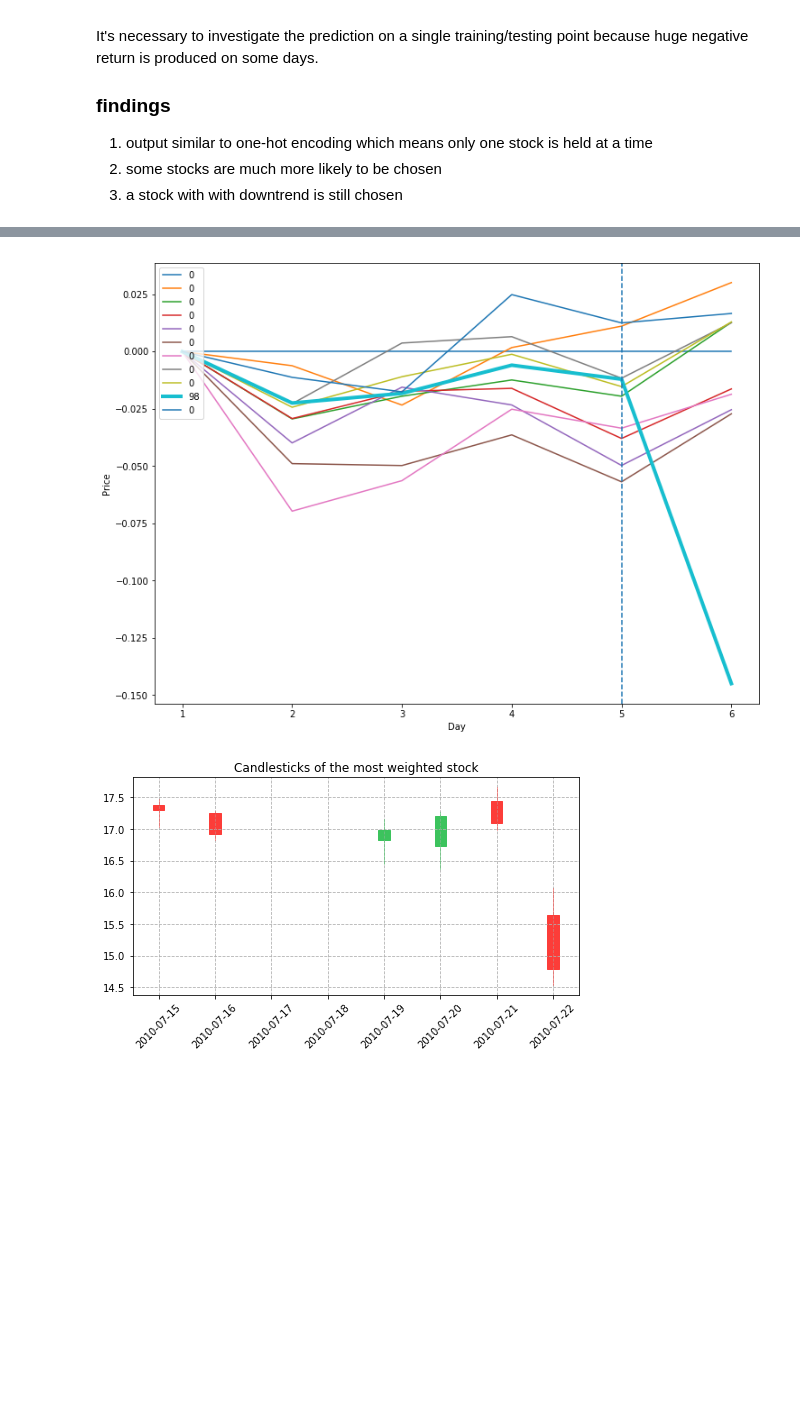
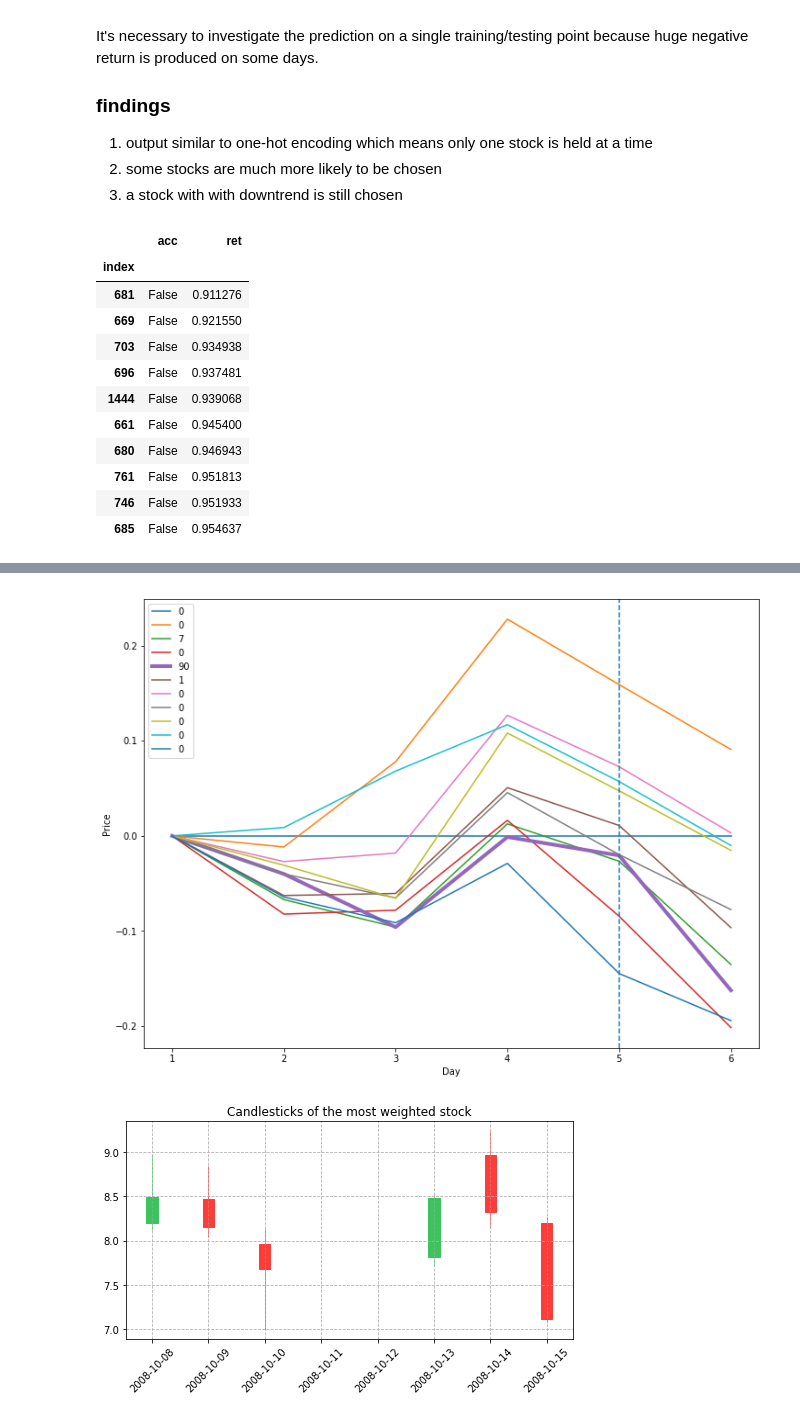
Before and after one commit to yanxurui/portfolio, a Jupyter notebook: analysis.ipynb, the cells around one changed output, grey strips where cells are left out. Drawn from its saved outputs; the diff is of its cells as text; code cells hidden in the pictures; blank space fills up the shorter version.

```diff
--- a/analysis.ipynb
+++ b/analysis.ipynb
@@ -47,7 +47,7 @@ def backtest_plot(save_dirs):
 def expand_dir(save_dir):
     return [os.path.join(save_dir, sub) for sub in next(os.walk(save_dir))[1]]
 
-save_dir = Path('exp/baseline')
+save_dir = Path('exp/baseline/')
 fig1 = train_plot(save_dir)
 fig2 = backtest_plot([save_dir])
 # %% [output]
@@ -73,7 +64,7 @@ It's necessary to investigate the prediction on a single training/testing point
 2. some stocks are much more likely to be chosen
 3. a stock with with downtrend is still chosen
 # %%
-import shutil
+import sys
 from pathlib import Path
 import numpy as np
 import pandas as pd
@@ -82,20 +73,14 @@ import matplotlib.pyplot as plt
 import torch
 from mpl_finance import candlestick_ohlc
 from matplotlib.dates import DateFormatter, date2num
+import talib
+from talib import abstract
 idx = pd.IndexSlice
-import config_global
-from config_global import *
 np.set_printoptions(precision=2, suppress=True, floatmode='fixed')
 
-save_dir = Path('exp/baseline')
-
-# load model
-shutil.copy(save_dir.joinpath('config.py'), './') # copy and overwrite
-checkpoint = torch.load(save_dir.joinpath('state.pt'))
-net.load_state_dict(checkpoint['net'])
-net.eval()
 
 def candle(quotes, title):
+    '''plot candlesticks'''
     fig, ax = plt.subplots(figsize=(8, 4))
     candlestick_ohlc(ax, quotes, colorup='#3cc35d', colordown='#fc3d39')
     ax.xaxis.set_major_formatter(DateFormatter('%Y-%m-%d'))
@@ -104,11 +89,26 @@ def candle(quotes, title):
     for label in ax.xaxis.get_ticklabels():
         label.set_rotation(45)
 
+def pattern(X):
+    '''find out what pattern it is'''
+    find = False
+    X = X.rename(columns={'Open':'open', 'High':'high', 'Low':'low', 'Close':'close'})
+    for name in talib.get_function_groups()['Pattern Recognition']:
+        f = abstract.Function(name)
+        output = f(X)
+        if np.any(output):
+            find = True
+            print('='*20)
+            print(name)
+            print(output[output!=0])
+    if not find:
+        print('No pattern found!')
+
 def case(save_dir, k=0):
     # find extreme examples
     test_summary = pd.read_csv(save_dir.joinpath('test_summary.csv'), index_col='index')
     top = test_summary.sort_values(by='ret')
-#     display(top.head(10))
+    display(top.head(10))
     index = top.index[k]
 
     # predict
@@ -146,5 +146,33 @@ def case(save_dir, k=0):
     d.Date = date2num(d.Date)
     candle(d.values, title='Candlesticks of the most weighted stock')
 
+    pattern(d.iloc[:-1])
+
+
+save_dir = Path('exp/loss/customized/sigmoid/8')
+
+# dirty way: moneky patch
+argv_bak = sys.argv
+sys.argv = [None, save_dir]
+from config_global import *
+sys.argv = argv_bak
+
+# load model
+checkpoint = torch.load(save_dir.joinpath('state.pt'))
+net.load_state_dict(checkpoint['net'])
+net.eval()
+
 case(save_dir, 0)
 # %% [output]
+|  | acc | ret |
+| index |  |  |
+| 681 | False | 0.911276 |
+| 669 | False | 0.921550 |
+| 703 | False | 0.934938 |
+| 696 | False | 0.937481 |
+| 1444 | False | 0.939068 |
+| 661 | False | 0.945400 |
+| 680 | False | 0.946943 |
+| 761 | False | 0.951813 |
+| 746 | False | 0.951933 |
+| 685 | False | 0.954637 |
@@ -168,2 +196,2 @@ portfolio weights:
-[figure, old version]
+[figure, new version]
-[figure, old version]
+[figure, new version]
```
Also changed, not shown: parts of 4 cells of this notebook, 2 other files.
